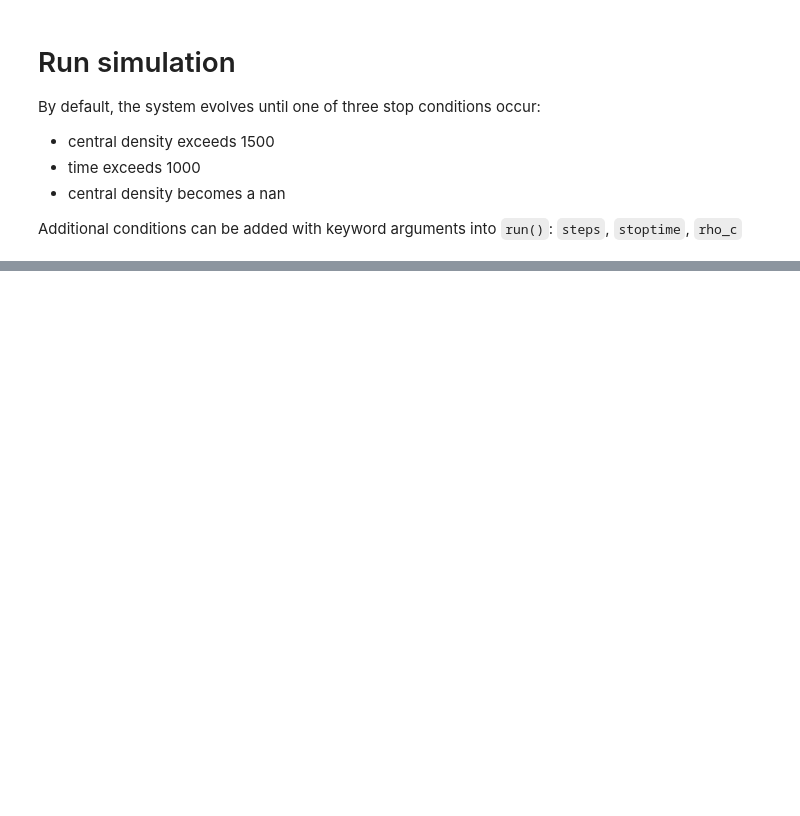
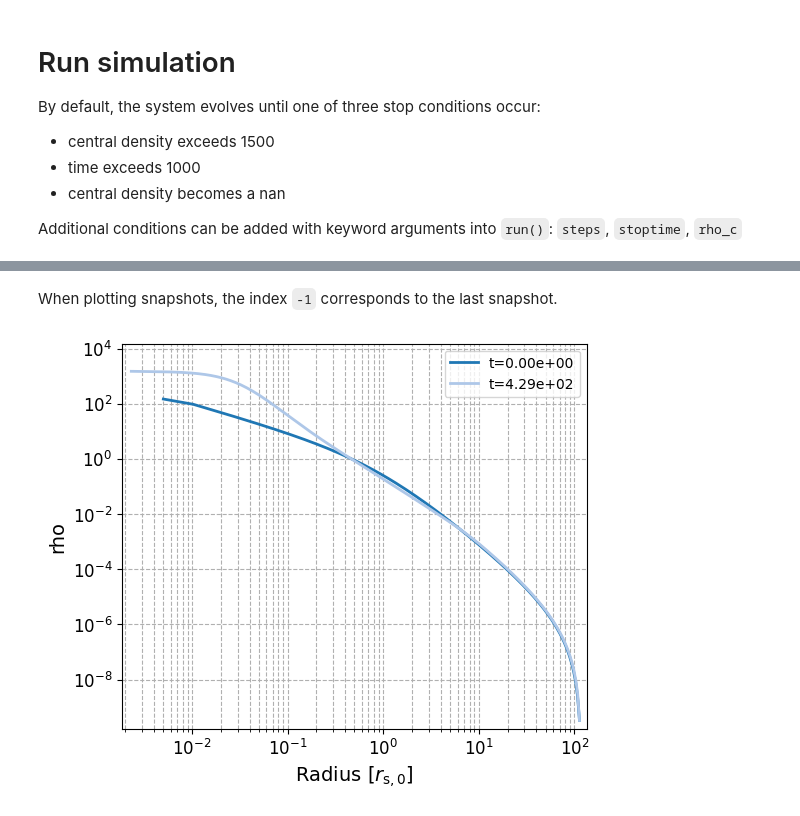
Before and after one commit to yaronetokayer/pygtfcode, a Jupyter notebook: examples/truncated_nfw.ipynb, the cells around one changed output, grey strips where cells are left out. Cells and saved outputs as stored; diff of their text form; code cells hidden in the pictures; blank space fills up the shorter version.

```diff
--- a/examples/truncated_nfw.ipynb
+++ b/examples/truncated_nfw.ipynb
@@ -101,0 +108,6 @@ this is using new r values
+# %% [markdown]
+When plotting snapshots, the index `-1` corresponds to the last snapshot.
+# %%
+state.plot_snapshots(grid=True, snapshots=[0,-1])
+# %% [output]
+[figure, added]
```
Also changed, not shown: parts of 7 cells of this notebook, 1 other file.
